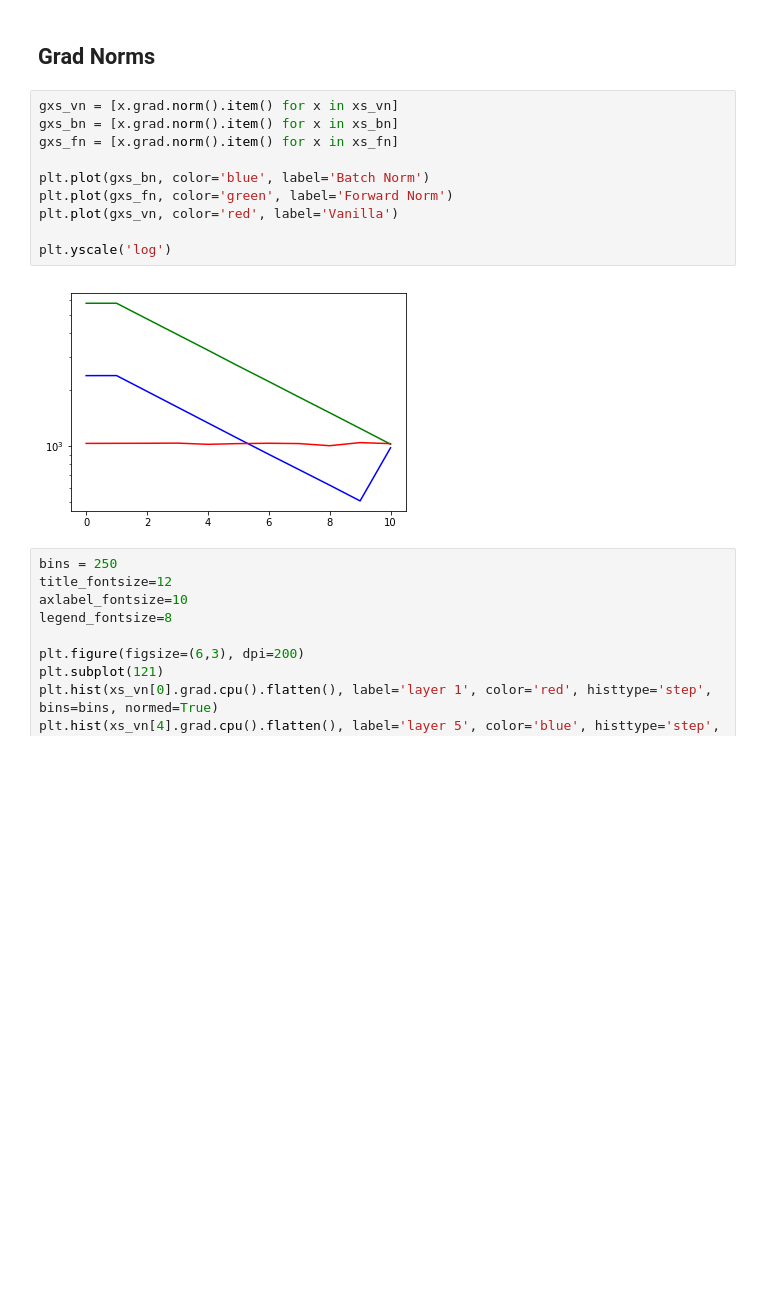
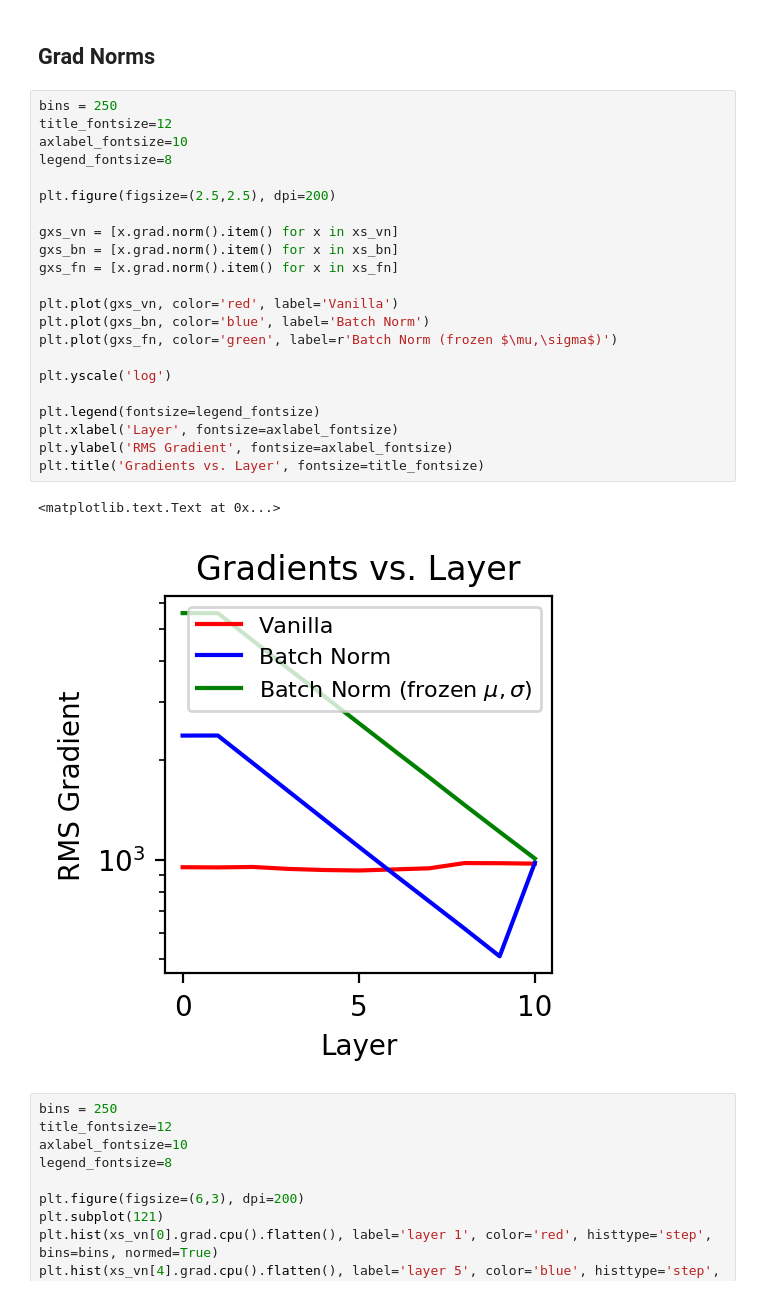
Before and after one commit to KyleLuther/kyleluther.github.io, a Jupyter notebook: code/batchnorm.ipynb, the cells around one changed output. Cells and saved outputs as stored; diff of their text form; blank space fills up the shorter version.

```diff
--- a/code/batchnorm.ipynb
+++ b/code/batchnorm.ipynb
@@ -115,17 +115,30 @@ e.backward()
 # %% [markdown]
 ## Grad Norms
 # %%
+bins = 250
+title_fontsize=12
+axlabel_fontsize=10
+legend_fontsize=8
+
+plt.figure(figsize=(2.5,2.5), dpi=200)
+
 gxs_vn = [x.grad.norm().item() for x in xs_vn]
 gxs_bn = [x.grad.norm().item() for x in xs_bn]
 gxs_fn = [x.grad.norm().item() for x in xs_fn]
 
+plt.plot(gxs_vn, color='red', label='Vanilla')
 plt.plot(gxs_bn, color='blue', label='Batch Norm')
-plt.plot(gxs_fn, color='green', label='Forward Norm')
-plt.plot(gxs_vn, color='red', label='Vanilla')
+plt.plot(gxs_fn, color='green', label=r'Batch Norm (frozen $\mu,\sigma$)')
 
 plt.yscale('log')
+
+plt.legend(fontsize=legend_fontsize)
+plt.xlabel('Layer', fontsize=axlabel_fontsize)
+plt.ylabel('RMS Gradient', fontsize=axlabel_fontsize)
+plt.title('Gradients vs. Layer', fontsize=title_fontsize)
 # %% [output]
+<matplotlib.text.Text at 0x...>
-[figure, old version]
+[figure, new version]
 # %%
 bins = 250
 title_fontsize=12
```
Also changed, not shown: parts of 1 cell of this notebook, 5 other files.
